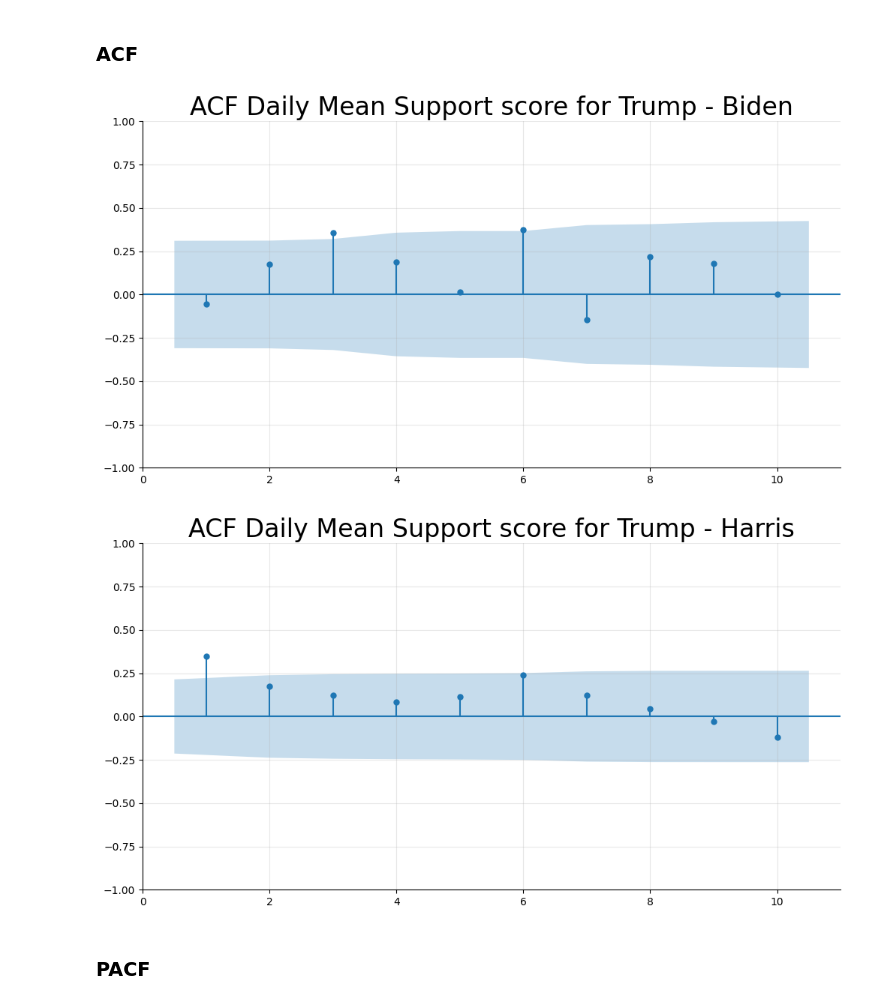
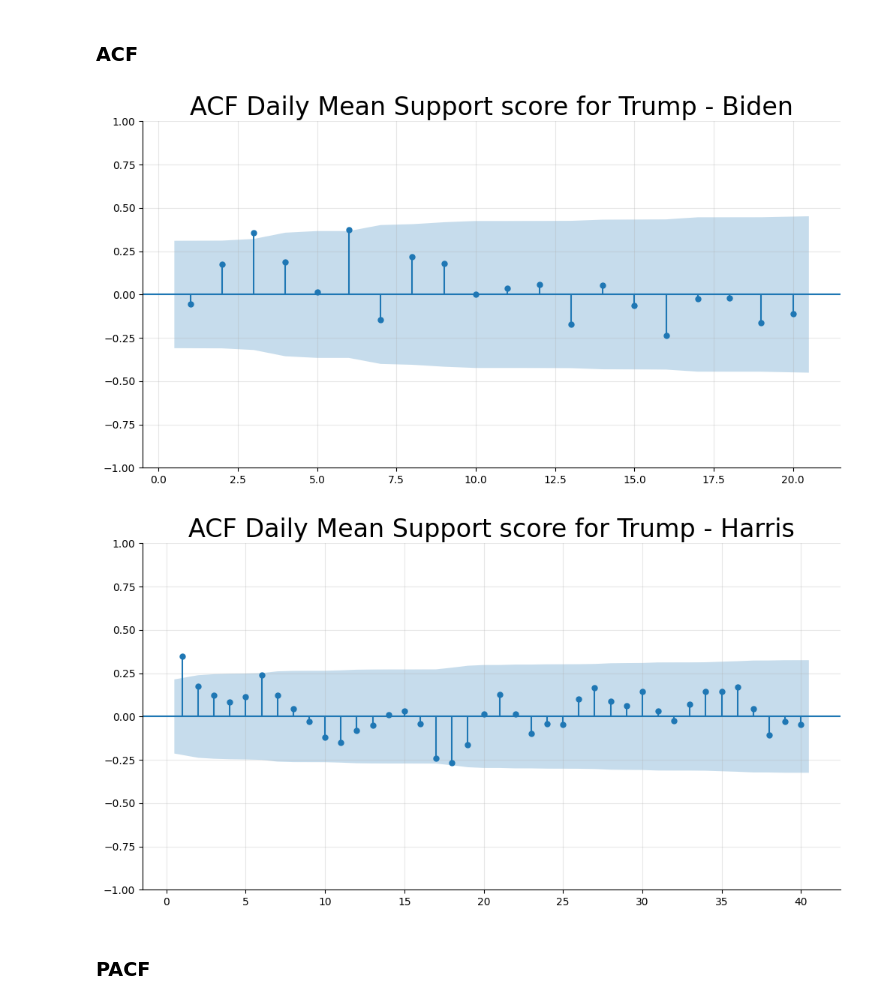
Before and after one commit to bnvulpe/votecore, a Jupyter notebook: scripts/data_mining.ipynb, the cells around one changed output. Cells and saved outputs as stored; diff of their text form; code cells hidden in the pictures.

```diff
--- a/scripts/data_mining.ipynb
+++ b/scripts/data_mining.ipynb
@@ -927,17 +961,17 @@ trump_harris_diff_test = trump_harris_diff.iloc[train_size_harris:]
 # %% [markdown]
 ### ACF
 # %%
-sgt.plot_acf(trump_biden_diff_train, lags = 10, zero = False)
+sgt.plot_acf(trump_biden_diff_train, lags = 20, zero = False)
 plt.title("ACF Daily Mean Support score for Trump - Biden", size = 24)
 plt.show()
 # %% [output]
-[figure, old version]
+[figure, new version]
 # %%
-sgt.plot_acf(trump_harris_diff_train, lags = 10, zero = False)
+sgt.plot_acf(trump_harris_diff_train, lags = 40, zero = False)
 plt.title("ACF Daily Mean Support score for Trump - Harris", size = 24)
 plt.show()
 # %% [output]
-[figure, old version]
+[figure, new version]
 # %% [markdown]
 ### PACF
 # %%
```
Also changed, not shown: parts of 21 cells of this notebook.
